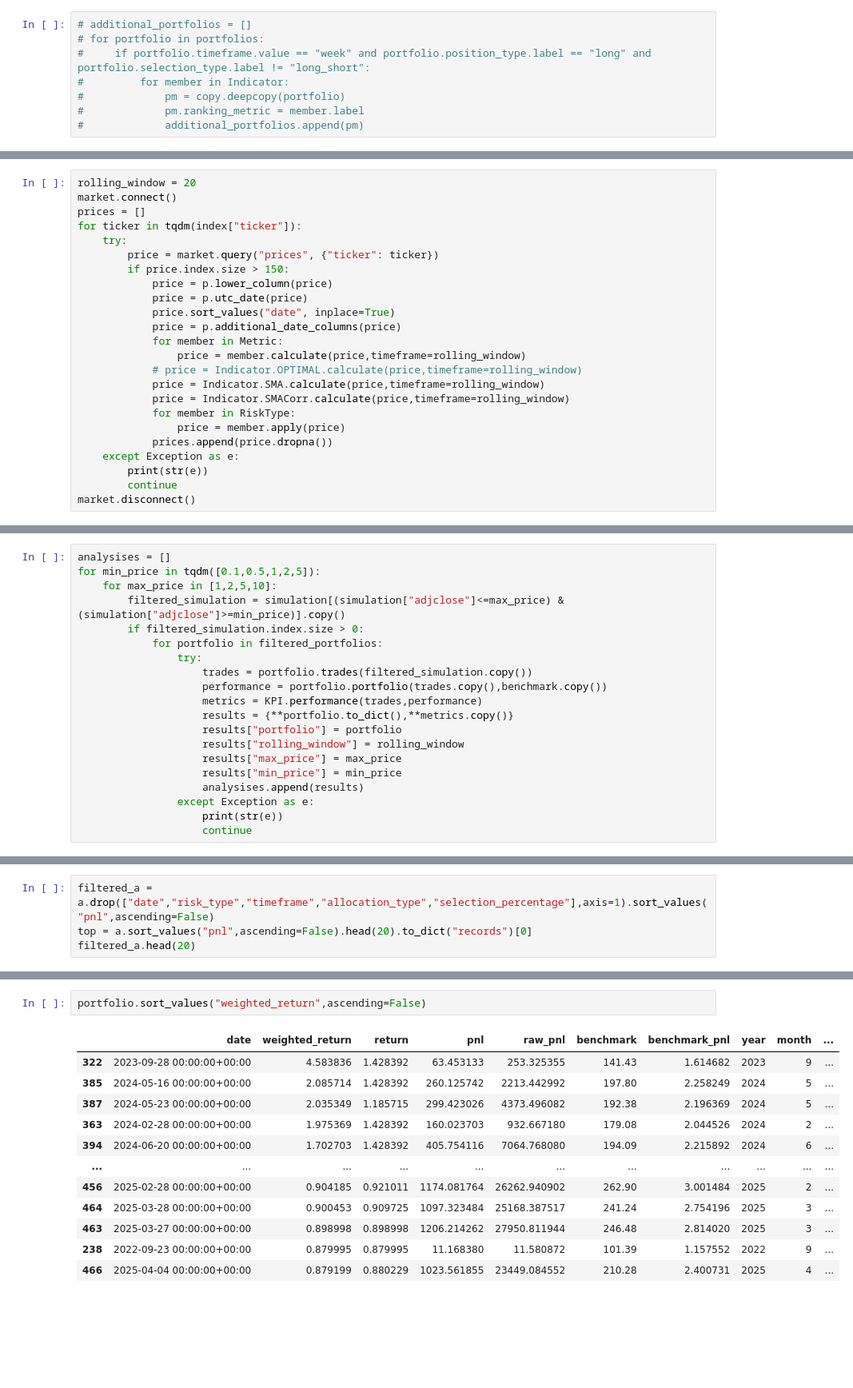
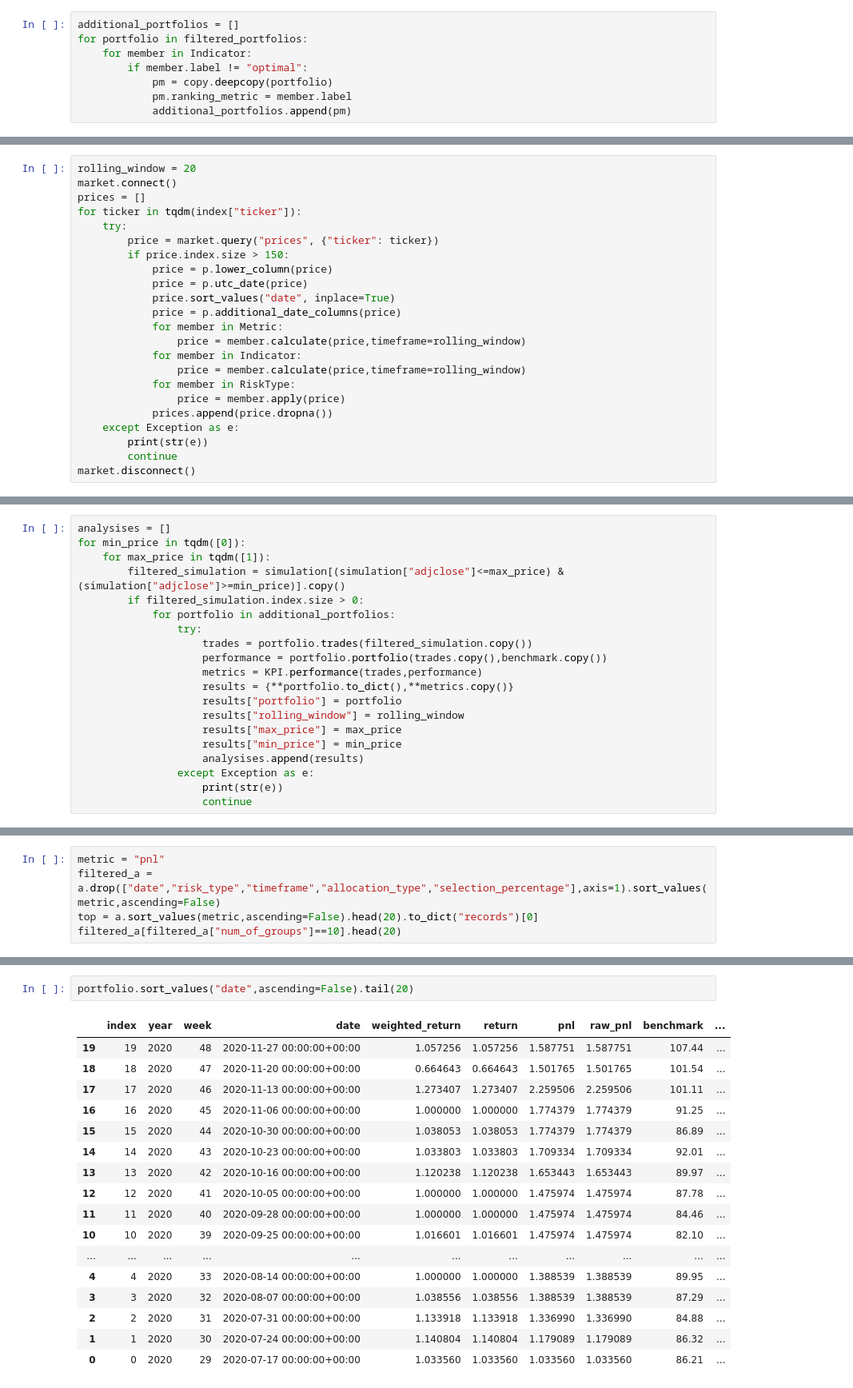
Before and after one commit to chung-ejy/orivault, a Jupyter notebook: studies/swing_trading_study/speculation_basic.ipynb, the cells around one changed output, grey strips where cells are left out. Shown at 80% size. Cells and saved outputs as stored; diff of their text form; blank space fills up the shorter version.

```diff
--- a/studies/swing_trading_study/speculation_basic.ipynb
+++ b/studies/swing_trading_study/speculation_basic.ipynb
@@ -55,8 +52,8 @@ print(len(filtered_portfolios))
 # %%
-# additional_portfolios = []
-# for portfolio in portfolios:
-#     if portfolio.timeframe.value == "week" and portfolio.position_type.label == "long" and portfolio.selection_type.label != "long_short":
-#         for member in Indicator:
-#             pm = copy.deepcopy(portfolio)
-#             pm.ranking_metric = member.label
-#             additional_portfolios.append(pm)
+additional_portfolios = []
+for portfolio in filtered_portfolios:
+    for member in Indicator:
+        if member.label != "optimal":
+            pm = copy.deepcopy(portfolio)
+            pm.ranking_metric = member.label
+            additional_portfolios.append(pm)
@@ -74,9 +84,8 @@ for ticker in tqdm(index["ticker"]):
             price = p.additional_date_columns(price)
             for member in Metric:
                 price = member.calculate(price,timeframe=rolling_window)
-            # price = Indicator.OPTIMAL.calculate(price,timeframe=rolling_window)
-            price = Indicator.SMA.calculate(price,timeframe=rolling_window)
-            price = Indicator.SMACorr.calculate(price,timeframe=rolling_window)
+            for member in Indicator:
+                price = member.calculate(price,timeframe=rolling_window)
             for member in RiskType:
                 price = member.apply(price)
             prices.append(price.dropna())
@@ -92,11 +101,11 @@ simulation = simulation[(simulation["year"]>=model_end) & (simulation["year"]<ba
 simulation.sort_values("date", inplace=True)
 # %%
 analysises = []
-for min_price in tqdm([0.1,0.5,1,2,5]):
-    for max_price in [1,2,5,10]:
+for min_price in tqdm([0]):
+    for max_price in tqdm([1]):
         filtered_simulation = simulation[(simulation["adjclose"]<=max_price) & (simulation["adjclose"]>=min_price)].copy()
         if filtered_simulation.index.size > 0:
-            for portfolio in filtered_portfolios:
+            for portfolio in additional_portfolios:
                 try:
                     trades = portfolio.trades(filtered_simulation.copy())
                     performance = portfolio.portfolio(trades.copy(),benchmark.copy())
@@ -113,7 +122,8 @@ for min_price in tqdm([0.1,0.5,1,2,5]):
 # %%
 a = pd.DataFrame(analysises)
 # %%
-filtered_a = a.drop(["date","risk_type","timeframe","allocation_type","selection_percentage"],axis=1).sort_values("pnl",ascending=False)
-top = a.sort_values("pnl",ascending=False).head(20).to_dict("records")[0]
-filtered_a.head(20)
+metric = "pnl"
+filtered_a = a.drop(["date","risk_type","timeframe","allocation_type","selection_percentage"],axis=1).sort_values(metric,ascending=False)
+top = a.sort_values(metric,ascending=False).head(20).to_dict("records")[0]
+filtered_a[filtered_a["num_of_groups"]==10].head(20)
 # %% [output]
@@ -246,15 +247,20 @@ trades.sort_values("return",ascending=False).dropna().head(20)
 # %%
-portfolio.sort_values("weighted_return",ascending=False)
+portfolio.sort_values("date",ascending=False).tail(20)
 # %% [output]
-|  | date | weighted_return | return | pnl | raw_pnl | benchmark | benchmark_pnl | year | month | ... |
-| 322 | 2023-09-28 00:00:00+00:00 | 4.583836 | 1.428392 | 63.453133 | 253.325355 | 141.43 | 1.614682 | 2023 | 9 | ... |
-| 385 | 2024-05-16 00:00:00+00:00 | 2.085714 | 1.428392 | 260.125742 | 2213.442992 | 197.80 | 2.258249 | 2024 | 5 | ... |
-| 387 | 2024-05-23 00:00:00+00:00 | 2.035349 | 1.185715 | 299.423026 | 4373.496082 | 192.38 | 2.196369 | 2024 | 5 | ... |
-| 363 | 2024-02-28 00:00:00+00:00 | 1.975369 | 1.428392 | 160.023703 | 932.667180 | 179.08 | 2.044526 | 2024 | 2 | ... |
-| 394 | 2024-06-20 00:00:00+00:00 | 1.702703 | 1.428392 | 405.754116 | 7064.768080 | 194.09 | 2.215892 | 2024 | 6 | ... |
+|  | index | year | week | date | weighted_return | return | pnl | raw_pnl | benchmark | ... |
+| 19 | 19 | 2020 | 48 | 2020-11-27 00:00:00+00:00 | 1.057256 | 1.057256 | 1.587751 | 1.587751 | 107.44 | ... |
+| 18 | 18 | 2020 | 47 | 2020-11-20 00:00:00+00:00 | 0.664643 | 0.664643 | 1.501765 | 1.501765 | 101.54 | ... |
+| 17 | 17 | 2020 | 46 | 2020-11-13 00:00:00+00:00 | 1.273407 | 1.273407 | 2.259506 | 2.259506 | 101.11 | ... |
+| 16 | 16 | 2020 | 45 | 2020-11-06 00:00:00+00:00 | 1.000000 | 1.000000 | 1.774379 | 1.774379 | 91.25 | ... |
+| 15 | 15 | 2020 | 44 | 2020-10-30 00:00:00+00:00 | 1.038053 | 1.038053 | 1.774379 | 1.774379 | 86.89 | ... |
+| 14 | 14 | 2020 | 43 | 2020-10-23 00:00:00+00:00 | 1.033803 | 1.033803 | 1.709334 | 1.709334 | 92.01 | ... |
+| 13 | 13 | 2020 | 42 | 2020-10-16 00:00:00+00:00 | 1.120238 | 1.120238 | 1.653443 | 1.653443 | 89.97 | ... |
+| 12 | 12 | 2020 | 41 | 2020-10-05 00:00:00+00:00 | 1.000000 | 1.000000 | 1.475974 | 1.475974 | 87.78 | ... |
+| 11 | 11 | 2020 | 40 | 2020-09-28 00:00:00+00:00 | 1.000000 | 1.000000 | 1.475974 | 1.475974 | 84.46 | ... |
+| 10 | 10 | 2020 | 39 | 2020-09-25 00:00:00+00:00 | 1.016601 | 1.016601 | 1.475974 | 1.475974 | 82.10 | ... |
 | ... | ... | ... | ... | ... | ... | ... | ... | ... | ... | ... |
-| 456 | 2025-02-28 00:00:00+00:00 | 0.904185 | 0.921011 | 1174.081764 | 26262.940902 | 262.90 | 3.001484 | 2025 | 2 | ... |
-| 464 | 2025-03-28 00:00:00+00:00 | 0.900453 | 0.909725 | 1097.323484 | 25168.387517 | 241.24 | 2.754196 | 2025 | 3 | ... |
-| 463 | 2025-03-27 00:00:00+00:00 | 0.898998 | 0.898998 | 1206.214262 | 27950.811944 | 246.48 | 2.814020 | 2025 | 3 | ... |
-| 238 | 2022-09-23 00:00:00+00:00 | 0.879995 | 0.879995 | 11.168380 | 11.580872 | 101.39 | 1.157552 | 2022 | 9 | ... |
-| 466 | 2025-04-04 00:00:00+00:00 | 0.879199 | 0.880229 | 1023.561855 | 23449.084552 | 210.28 | 2.400731 | 2025 | 4 | ... |
+| 4 | 4 | 2020 | 33 | 2020-08-14 00:00:00+00:00 | 1.000000 | 1.000000 | 1.388539 | 1.388539 | 89.95 | ... |
+| 3 | 3 | 2020 | 32 | 2020-08-07 00:00:00+00:00 | 1.038556 | 1.038556 | 1.388539 | 1.388539 | 87.29 | ... |
+| 2 | 2 | 2020 | 31 | 2020-07-31 00:00:00+00:00 | 1.133918 | 1.133918 | 1.336990 | 1.336990 | 84.88 | ... |
+| 1 | 1 | 2020 | 30 | 2020-07-24 00:00:00+00:00 | 1.140804 | 1.140804 | 1.179089 | 1.179089 | 86.32 | ... |
+| 0 | 0 | 2020 | 29 | 2020-07-17 00:00:00+00:00 | 1.033560 | 1.033560 | 1.033560 | 1.033560 | 86.21 | ... |
```
Also changed, not shown: parts of 9 cells of this notebook, 4 other files.
